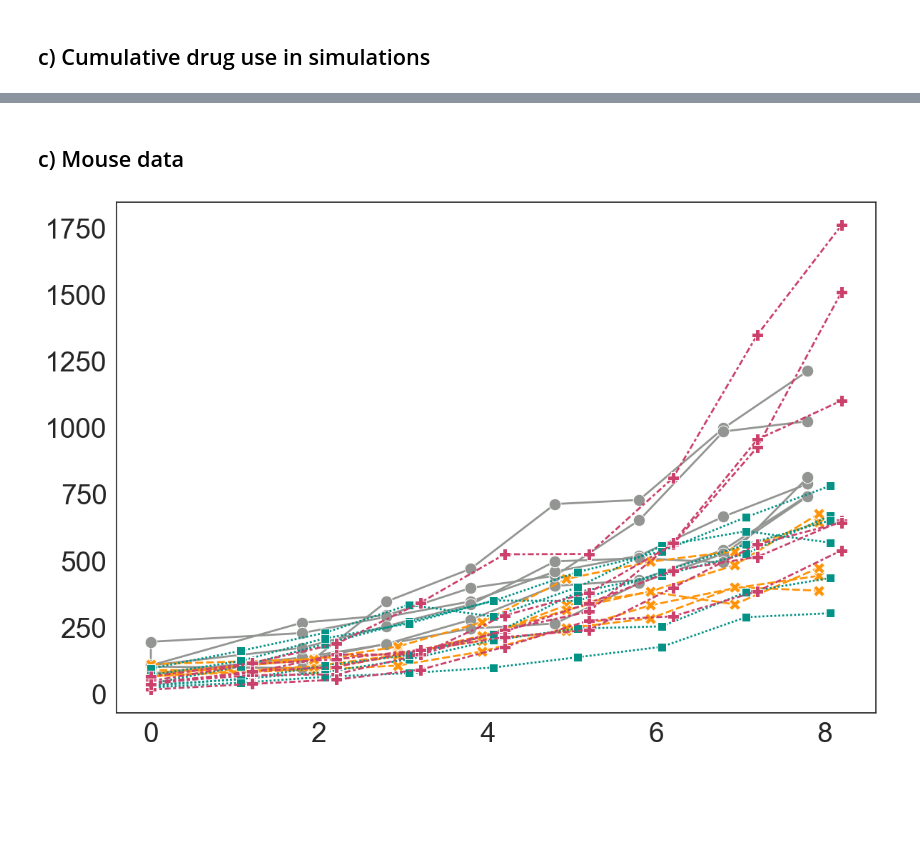
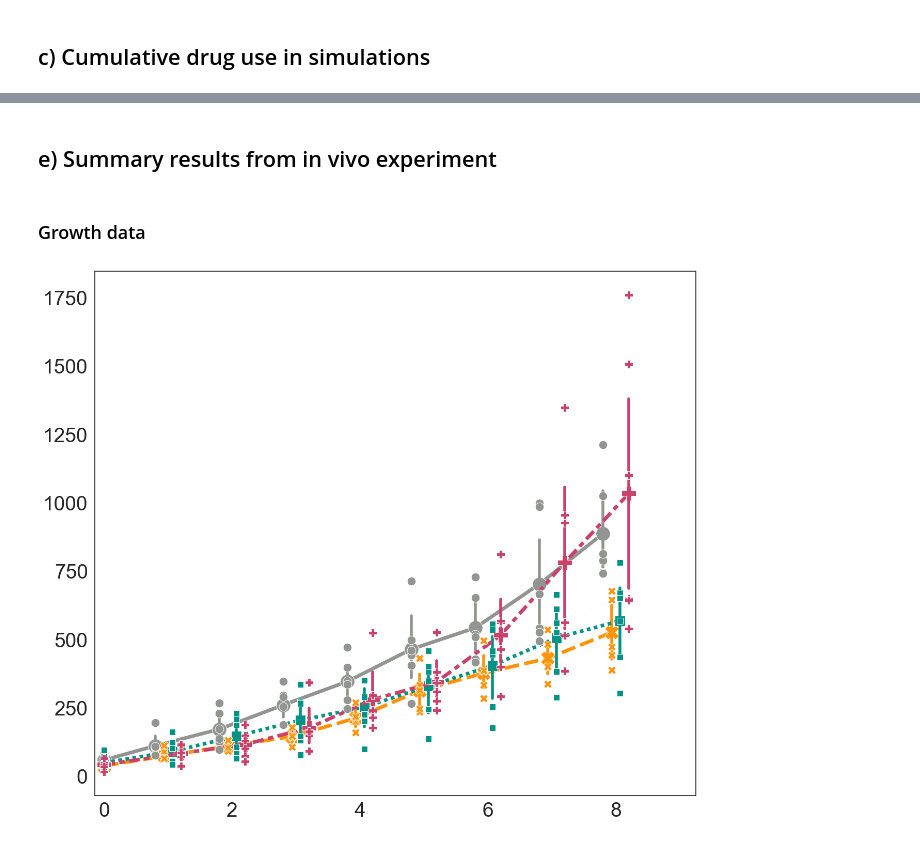
Before and after one commit to MathOnco/PARPi_Model, a Jupyter notebook: jnb_figure6.ipynb, the cells around one changed output, grey strips where cells are left out. Cells and saved outputs as stored; diff of their text form; code cells hidden in the pictures; blank space fills up the shorter version.

```diff
--- a/jnb_figure6.ipynb
+++ b/jnb_figure6.ipynb
@@ -96,8 +119,8 @@ modelPredictionsDf = pd.concat(tmpDfList)
 ### Plot
 # %%
 # fig,axList = plt.subplots(1,1,figsize=(8,6))
-fig,axList = plt.subplots(1,2,sharex=True,sharey=True,figsize=(10,4))
-for i,algorithm in enumerate(["AT1", "AT2"]): #algorithmSpecsDic.keys()
+fig,axList = plt.subplots(1,3,sharex=True,sharey=True,figsize=(11.5,4))
+for i,algorithm in enumerate(["CT", "AT1", "AT2"]): #algorithmSpecsDic.keys()
     currModelDataDf = modelPredictionsDf[modelPredictionsDf.Algorithm==algorithm]
     # Plot
     ax = axList[i]
@@ -387,12 +219,8 @@ for reductionFactor in reductionFactorList:
+# %% [markdown]
+## e) Summary results from in vivo experiment
 # %% [markdown]
-## c) Mouse data
+### Growth data
 # %%
-# Standardise time to start of tx
-# Tumours were seeded on 2019.12.11 and treatment was started on 2019/12/27
-treatmentStartDate = datetime.datetime.strptime("2019/12/27","%Y/%m/%d") - datetime.datetime.strptime("2019/12/11","%Y/%m/%d")
-dataDf_oc3_normalised = dataDf_oc3[dataDf_oc3.Time>=treatmentStartDate.days].copy()
-dataDf_oc3_normalised['Time'] -= treatmentStartDate.days
-
 offsetDic = dict(zip(['Ctrl','MTD','AT1','AT2'],np.linspace(-0.2,0.2,4)))
 
 # Compute the average tumour size per week. Only keep data for which there are at least 3 mice per week.
@@ -424,35 +252,37 @@ for i,txName in enumerate(['Ctrl','MTD','AT1','AT2']):
     tmpDf['Week'] += offsetDic[txName]
     tmpDfList.append(tmpDf)
 resultsDf_7dAverage = pd.concat(tmpDfList)
-resultsDf_7dAverage.loc[resultsDf_7dAverage['Week']<1,'Week'] = 0
+resultsDf_7dAverage.loc[resultsDf_7dAverage['Week']<0.5,'Week'] = 0 # Remove x-offset for first data point
+resultsDf_7dAverage.reset_index(inplace=True)
 # %%
 dataDf_oc3_normalised['Time_weeks'] = dataDf_oc3_normalised['Time']/7
-plt.figure(figsize=(12,8))
-# sns.lineplot(x="Week",y="Volume",
-#              hue="TreatmentBranch",style="TreatmentBranch", #estimator=None, units="MouseId",
-#              hue_order=plottingOrder,
-#              palette=myColourPlatte,
-#              style_order=plottingOrder,
-#              linewidth=5, markers=True, markersize=20,
-#              err_style='bars', #err_kws={"elinewidth":4, "capsize":0},
-#              legend=None,
-# #              err_kws={'lolims':True,'barsabove':True},
-#              data=resultsDf_7dAverage)
+plt.figure(figsize=(13,11))
+# One animal was found dead on 1/15. Exclude this animal (52) when calculating the average
+sns.lineplot(x="Week",y="Volume",
+             hue="TreatmentBranch",style="TreatmentBranch", #estimator=None, units="MouseId",
+             hue_order=plottingOrder,
+             palette=myColourPlatte,
+             style_order=plottingOrder,
+             linewidth=5, markers=True, markersize=20,
+             err_style='bars', err_kws={"elinewidth":4, "capsize":0},
+             legend=None,
+#              err_kws={'lolims':True,'barsabove':True},
+             data=resultsDf_7dAverage[resultsDf_7dAverage.MouseId!=52])
 sns.lineplot(x="Week",y="Volume",
              hue="TreatmentBranch",style="TreatmentBranch", estimator=None, units="MouseId",
              hue_order=plottingOrder,
              palette=myColourPlatte,
              style_order=plottingOrder,
-             linewidth=2, markers=True, markersize=12,
+             linewidth=0.001, markers=True, markersize=12,
              legend=None,
 #              err_kws={'lolims':True,'barsabove':True},
              data=resultsDf_7dAverage)
-# plt.xlim(-0.15,8)
+plt.xlim(-0.15,9.25)
 plt.ylabel(r"")
 plt.xlabel("")
 # sns.despine(offset=5, trim=True)
 plt.tick_params(labelsize=28)
 plt.tight_layout()
-# plt.savefig("figures/inVivoData_oc3.pdf")
+plt.savefig("figures/inVivoData_oc3.pdf")
 # %% [output]
-[figure, old version]
+[figure, new version]
```
Also changed, not shown: parts of 25 cells of this notebook, 4 other files.
